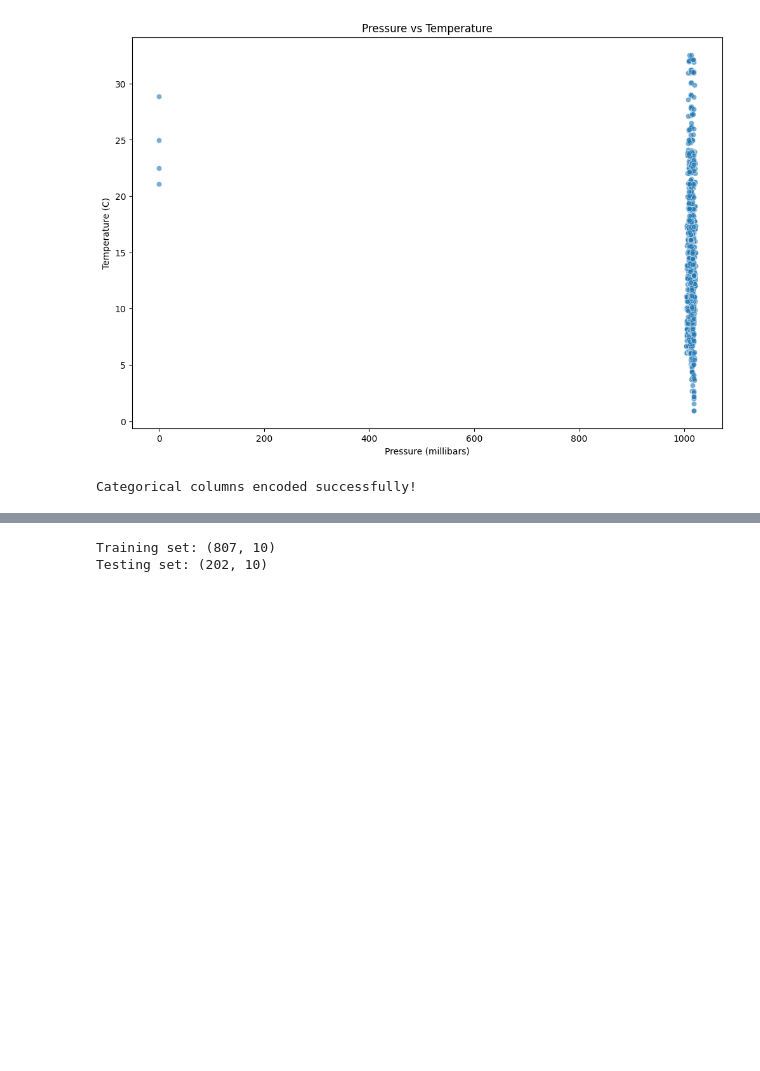
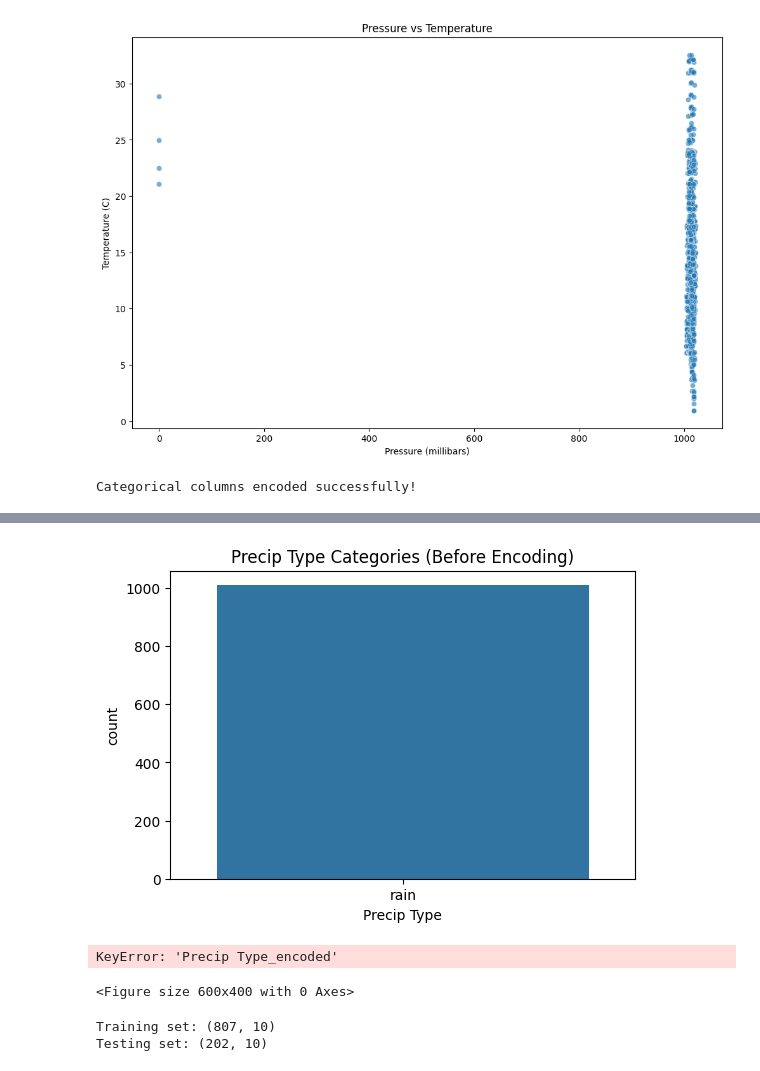
Before and after one commit to thabith12/weather-prediction, a Jupyter notebook: MLmodel.ipynb, the cells around one changed output, grey strips where cells are left out. Drawn from its saved outputs; the diff is of its cells as text; code cells hidden in the pictures; blank space fills up the shorter version.

```diff
--- a/MLmodel.ipynb
+++ b/MLmodel.ipynb
@@ -153,3 +156,20 @@ y = df['Temperature (C)']
+# %%
+# 3. Precip Type column frequency count (Before encoding)
+plt.figure(figsize=(6,4))
+sns.countplot(x='Precip Type', data=df, order=df['Precip Type'].value_counts().index)
+plt.title("Precip Type Categories (Before Encoding)")
+plt.show()
+# %% [output]
+[figure, added]
+# %%
+# 4. Encoded Precip Type values (After encoding)
+plt.figure(figsize=(6,4))
+sns.countplot(x='Precip Type_encoded', data=df, order=df['Precip Type_encoded'].value_counts().index)
+plt.title("Precip Type Encoded Values (After Encoding)")
+plt.show()
+# %% [output]
+KeyError: 'Precip Type_encoded'
+<Figure size 600x400 with 0 Axes>
 # %%
 # Split the data
 X_train, X_test, y_train, y_test = train_test_split(
```
Also changed, not shown: parts of 3 cells of this notebook.
